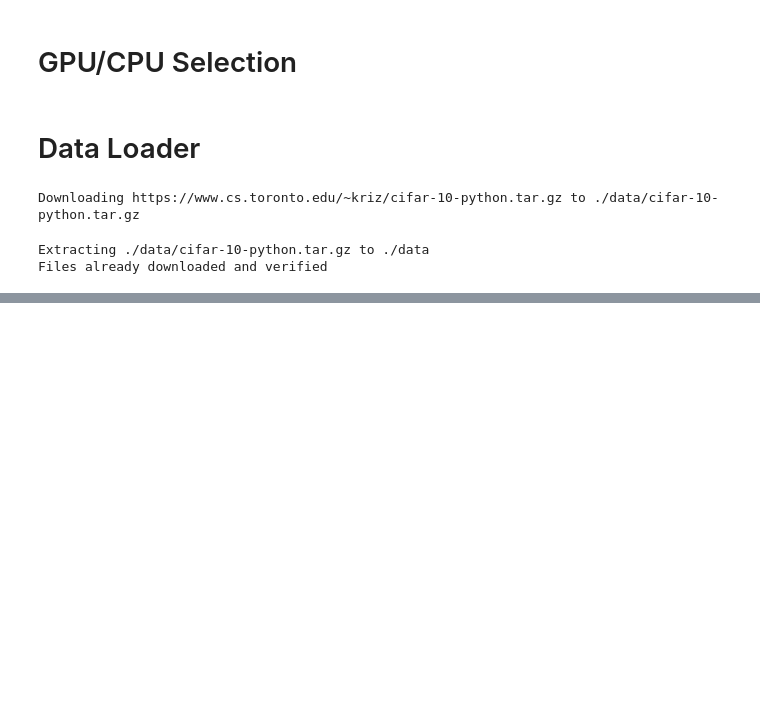
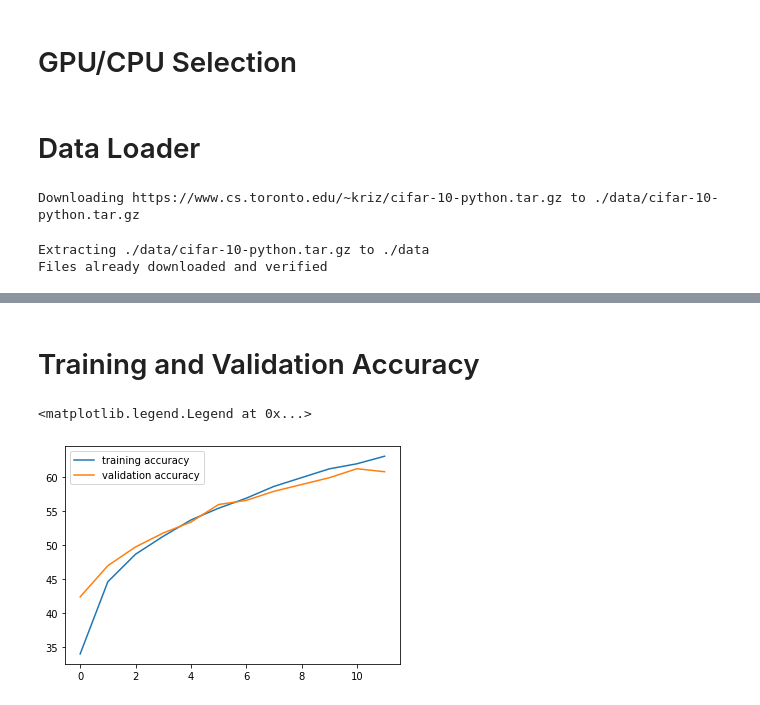
Before and after one commit to deepenmi/pyTorchPractice, a Jupyter notebook: CNN_CIFAR10_Pytorch.ipynb, the cells around one changed output, grey strips where cells are left out. Cells and saved outputs as stored; diff of their text form; code cells hidden in the pictures; blank space fills up the shorter version.

```diff
--- a/CNN_CIFAR10_Pytorch.ipynb
+++ b/CNN_CIFAR10_Pytorch.ipynb
@@ -48,0 +165,9 @@ for idx in np.arange(20):
+# %% [markdown]
+# Training and Validation Accuracy
+# %%
+plt.plot(running_corrects_history, label='training accuracy')
+plt.plot(val_running_corrects_history,label='validation accuracy')
+plt.legend()
+# %% [output]
+<matplotlib.legend.Legend at 0x...>
+[figure, added]
```
Also changed, not shown: parts of 10 cells of this notebook.
